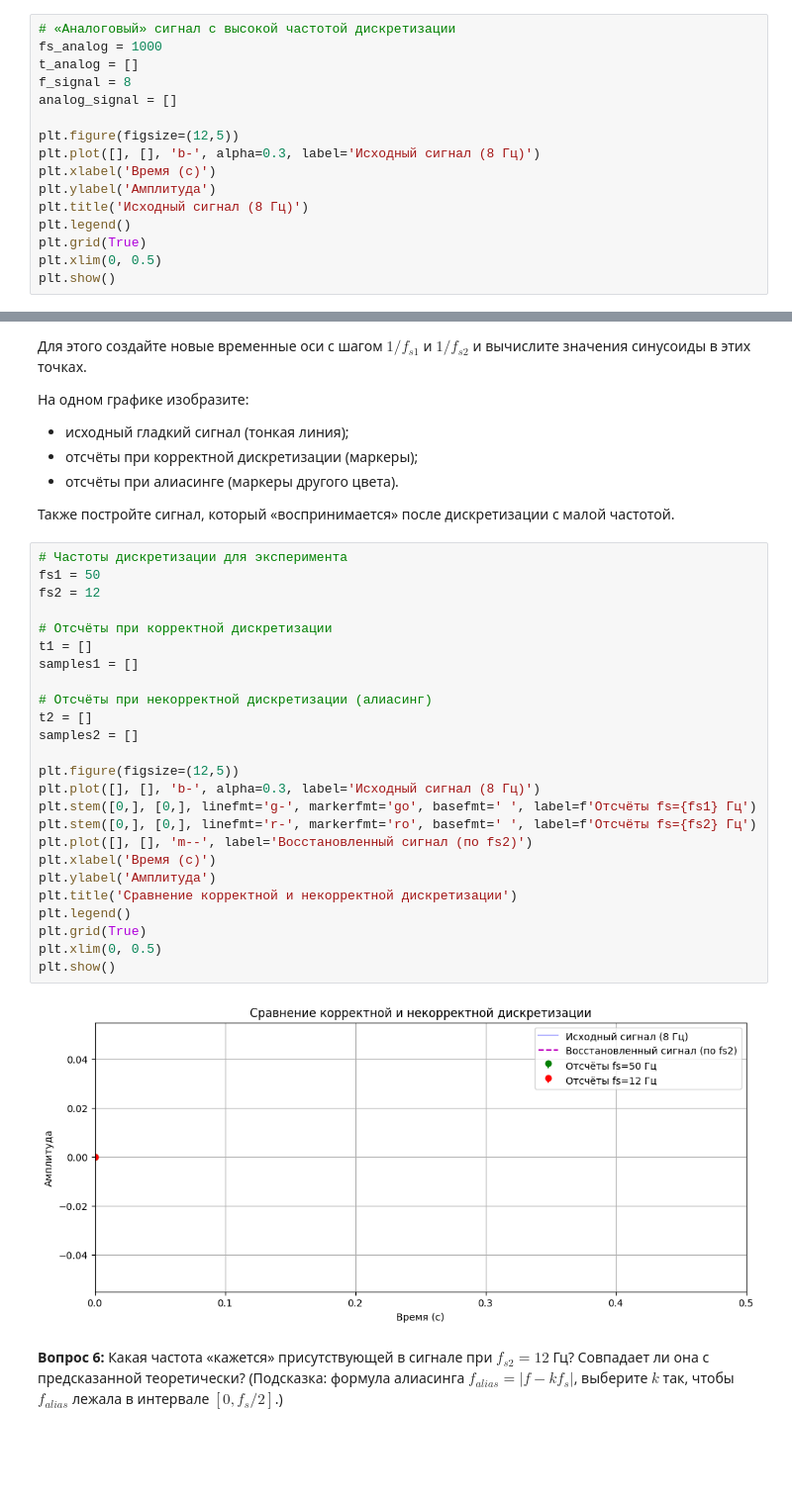
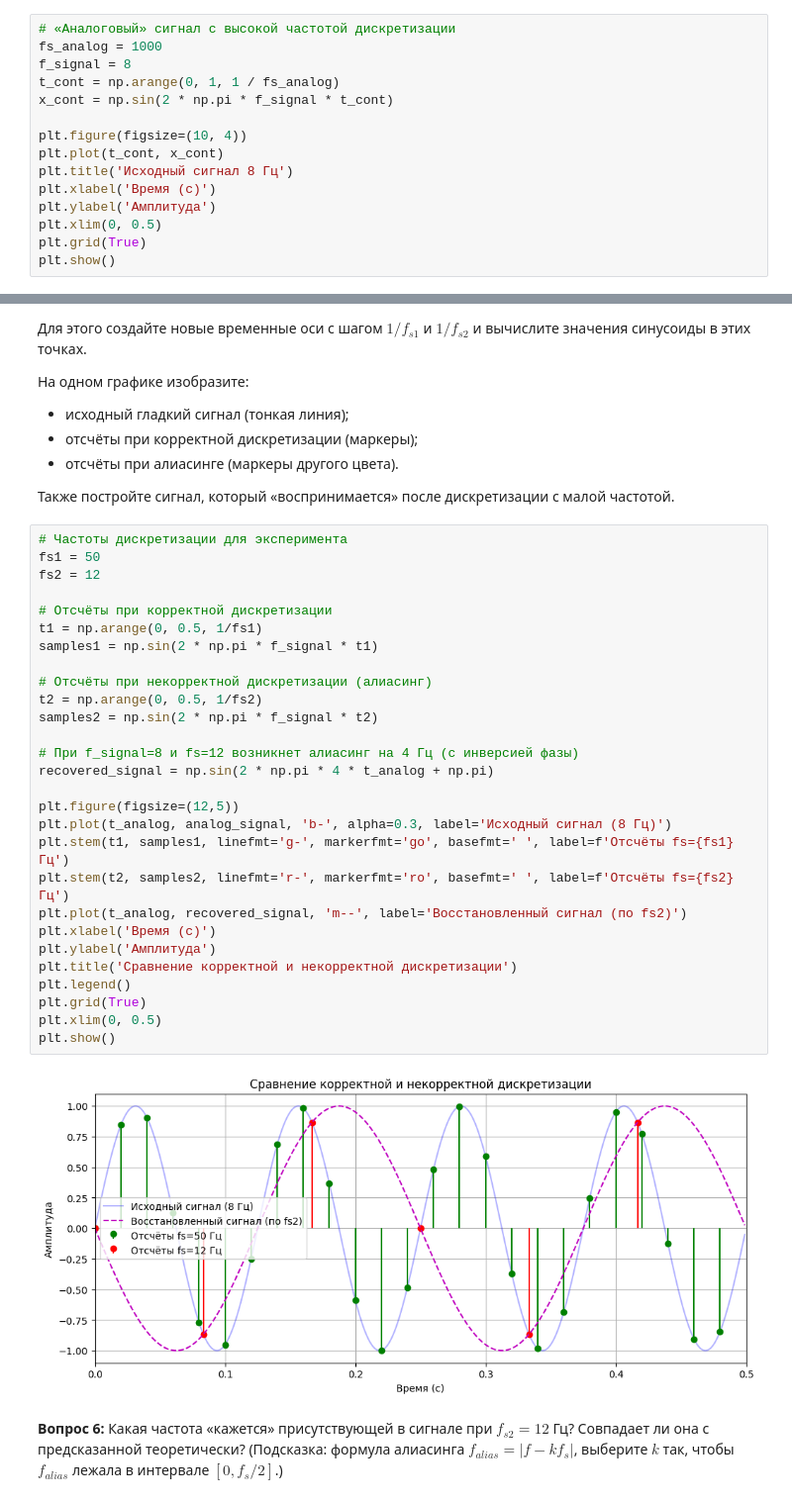
Before and after one commit to korzhimanov/dsp-seminars, a Jupyter notebook: seminars/1.ipynb, the cells around one changed output, grey strips where cells are left out. Shown at 99% size. Drawn from its saved outputs; the diff is of its cells as text; blank space fills up the shorter version.

```diff
--- a/seminars/1.ipynb
+++ b/seminars/1.ipynb
@@ -206,17 +190,16 @@ plt.show()
 # %%
 # «Аналоговый» сигнал с высокой частотой дискретизации
 fs_analog = 1000
-t_analog = []
 f_signal = 8
-analog_signal = []
+t_cont = np.arange(0, 1, 1 / fs_analog)
+x_cont = np.sin(2 * np.pi * f_signal * t_cont)
 
-plt.figure(figsize=(12,5))
-plt.plot([], [], 'b-', alpha=0.3, label='Исходный сигнал (8 Гц)')
+plt.figure(figsize=(10, 4))
+plt.plot(t_cont, x_cont)
+plt.title('Исходный сигнал 8 Гц')
 plt.xlabel('Время (с)')
 plt.ylabel('Амплитуда')
-plt.title('Исходный сигнал (8 Гц)')
-plt.legend()
+plt.xlim(0, 0.5)
 plt.grid(True)
-plt.xlim(0, 0.5)
 plt.show()
 # %% [output]
@@ -237,30 +220,33 @@ plt.show()
 # %%
 # Частоты дискретизации для эксперимента
 fs1 = 50
 fs2 = 12
 
 # Отсчёты при корректной дискретизации
-t1 = []
-samples1 = []
+t1 = np.arange(0, 0.5, 1/fs1)
+samples1 = np.sin(2 * np.pi * f_signal * t1)
 
 # Отсчёты при некорректной дискретизации (алиасинг)
-t2 = []
-samples2 = []
+t2 = np.arange(0, 0.5, 1/fs2)
+samples2 = np.sin(2 * np.pi * f_signal * t2)
+
+# При f_signal=8 и fs=12 возникнет алиасинг на 4 Гц (с инверсией фазы)
+recovered_signal = np.sin(2 * np.pi * 4 * t_analog + np.pi)
 
 plt.figure(figsize=(12,5))
-plt.plot([], [], 'b-', alpha=0.3, label='Исходный сигнал (8 Гц)')
-plt.stem([0,], [0,], linefmt='g-', markerfmt='go', basefmt=' ', label=f'Отсчёты fs={fs1} Гц')
-plt.stem([0,], [0,], linefmt='r-', markerfmt='ro', basefmt=' ', label=f'Отсчёты fs={fs2} Гц')
-plt.plot([], [], 'm--', label='Восстановленный сигнал (по fs2)')
+plt.plot(t_analog, analog_signal, 'b-', alpha=0.3, label='Исходный сигнал (8 Гц)')
+plt.stem(t1, samples1, linefmt='g-', markerfmt='go', basefmt=' ', label=f'Отсчёты fs={fs1} Гц')
+plt.stem(t2, samples2, linefmt='r-', markerfmt='ro', basefmt=' ', label=f'Отсчёты fs={fs2} Гц')
+plt.plot(t_analog, recovered_signal, 'm--', label='Восстановленный сигнал (по fs2)')
 plt.xlabel('Время (с)')
 plt.ylabel('Амплитуда')
 plt.title('Сравнение корректной и некорректной дискретизации')
 plt.legend()
 plt.grid(True)
 plt.xlim(0, 0.5)
 plt.show()
 # %% [output]
-[figure, old version]
+[figure, new version]
 # %% [markdown]
 **Вопрос 6:** Какая частота «кажется» присутствующей в сигнале при $f_{s2}=12$ Гц? Совпадает ли она с предсказанной теоретически? (Подсказка: формула алиасинга $f_{alias} = |f - k f_s|$, выберите $k$ так, чтобы $f_{alias}$ лежала в интервале $[0, f_s/2]$.)
 # %% [markdown]
```
Also changed, not shown: parts of 11 cells of this notebook.
